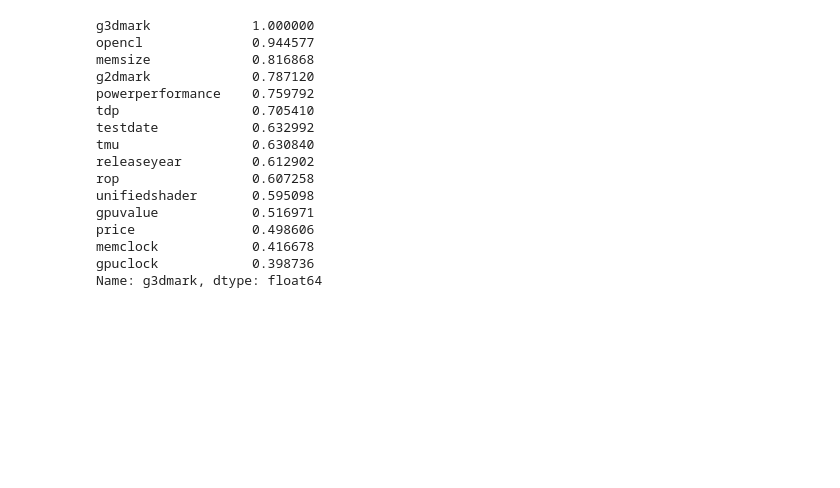
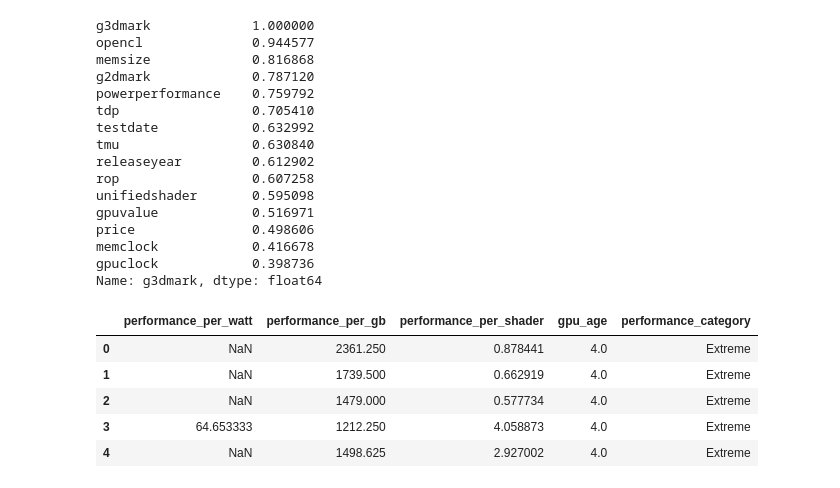
Before and after one commit to n-bhuvan/nvidia-gpu-data-science, a Jupyter notebook: notebook/04_eda.ipynb, the cells around one changed output. Drawn from its saved outputs; the diff is of its cells as text; code cells hidden in the pictures; blank space fills up the shorter version.

```diff
--- a/notebook/04_eda.ipynb
+++ b/notebook/04_eda.ipynb
@@ -300,0 +328,15 @@ Name: g3dmark, dtype: float64
+# %%
+df[[
+    "performance_per_watt",
+    "performance_per_gb",
+    "performance_per_shader",
+    "gpu_age",
+    "performance_category"
+]].head()
+# %% [output]
+|  | performance_per_watt | performance_per_gb | performance_per_shader | gpu_age | performance_category |
+| 0 | NaN | 2361.250 | 0.878441 | 4.0 | Extreme |
+| 1 | NaN | 1739.500 | 0.662919 | 4.0 | Extreme |
+| 2 | NaN | 1479.000 | 0.577734 | 4.0 | Extreme |
+| 3 | 64.653333 | 1212.250 | 4.058873 | 4.0 | Extreme |
+| 4 | NaN | 1498.625 | 2.927002 | 4.0 | Extreme |
```
Also changed, not shown: parts of 4 cells of this notebook, 3 other files.
